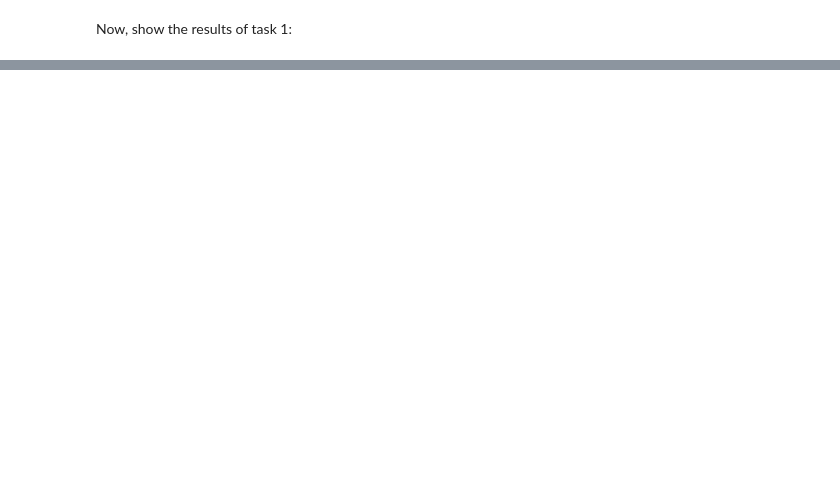
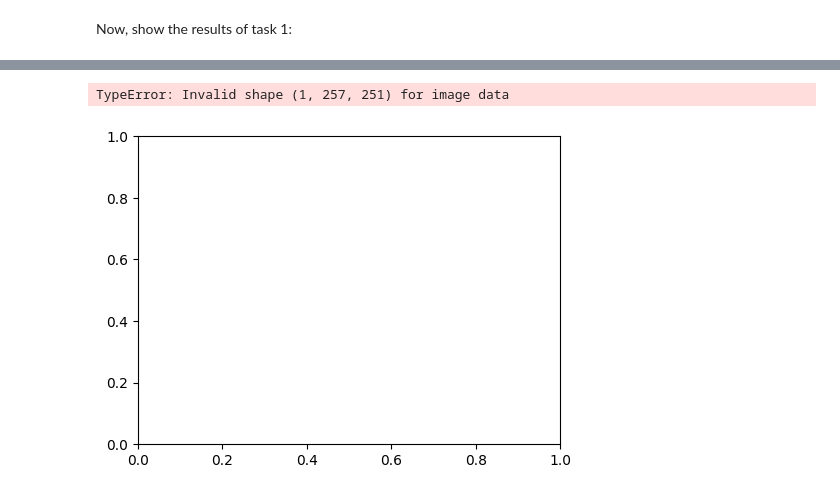
Before and after one commit to chuang0503/ReEcho, a Jupyter notebook: ReEcho_Net/wm_experiment.ipynb, the cells around one changed output, grey strips where cells are left out. Cells and saved outputs as stored; diff of their text form; code cells hidden in the pictures; blank space fills up the shorter version.

```diff
--- a/ReEcho_Net/wm_experiment.ipynb
+++ b/ReEcho_Net/wm_experiment.ipynb
@@ -120,0 +154,25 @@ NameError: name 'rs_resyn' is not defined
+# %%
+import torchaudio
+
+plt.figure(figsize=(12, 4))
+plt.subplot(1, 2, 1)
+spec_rir = torchaudio.transforms.Spectrogram(n_fft=512, hop_length=128)(rir[0].cpu())
+plt.imshow(10 * np.log10(spec_rir.numpy() + 1e-8), aspect='auto', origin='lower')
+plt.title("Spectrogram of Ground Truth RIR")
+plt.xlabel("Frame")
+plt.ylabel("Frequency Bin")
+plt.colorbar(label="dB")
+
+plt.subplot(1, 2, 2)
+spec_rir_est = torchaudio.transforms.Spectrogram(n_fft=512, hop_length=128)(rir_est[0].detach().cpu())
+plt.imshow(10 * np.log10(spec_rir_est.numpy() + 1e-8), aspect='auto', origin='lower')
+plt.title("Spectrogram of Estimated RIR")
+plt.xlabel("Frame")
+plt.ylabel("Frequency Bin")
+plt.colorbar(label="dB")
+
+plt.tight_layout()
+plt.show()
+# %% [output]
+TypeError: Invalid shape (1, 257, 251) for image data
+[figure, added]
```
Also changed, not shown: parts of 6 cells of this notebook, 4 other files.
